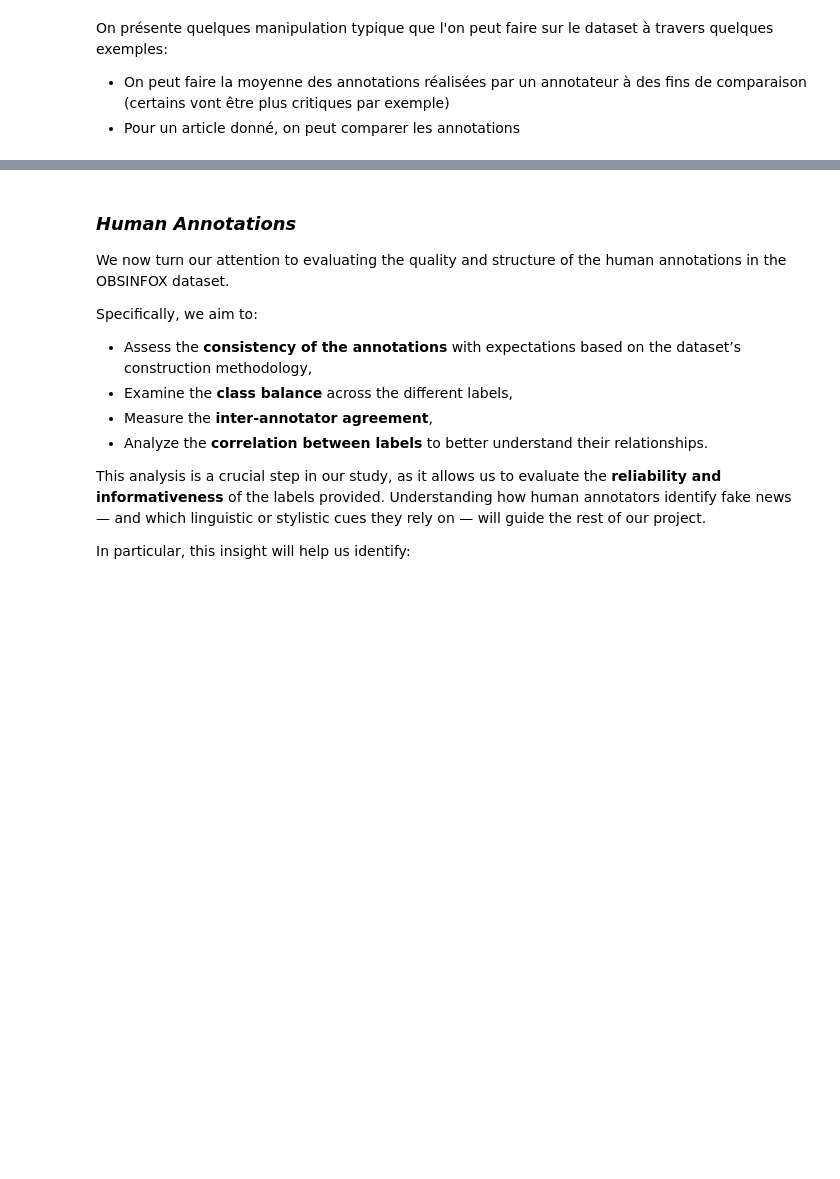
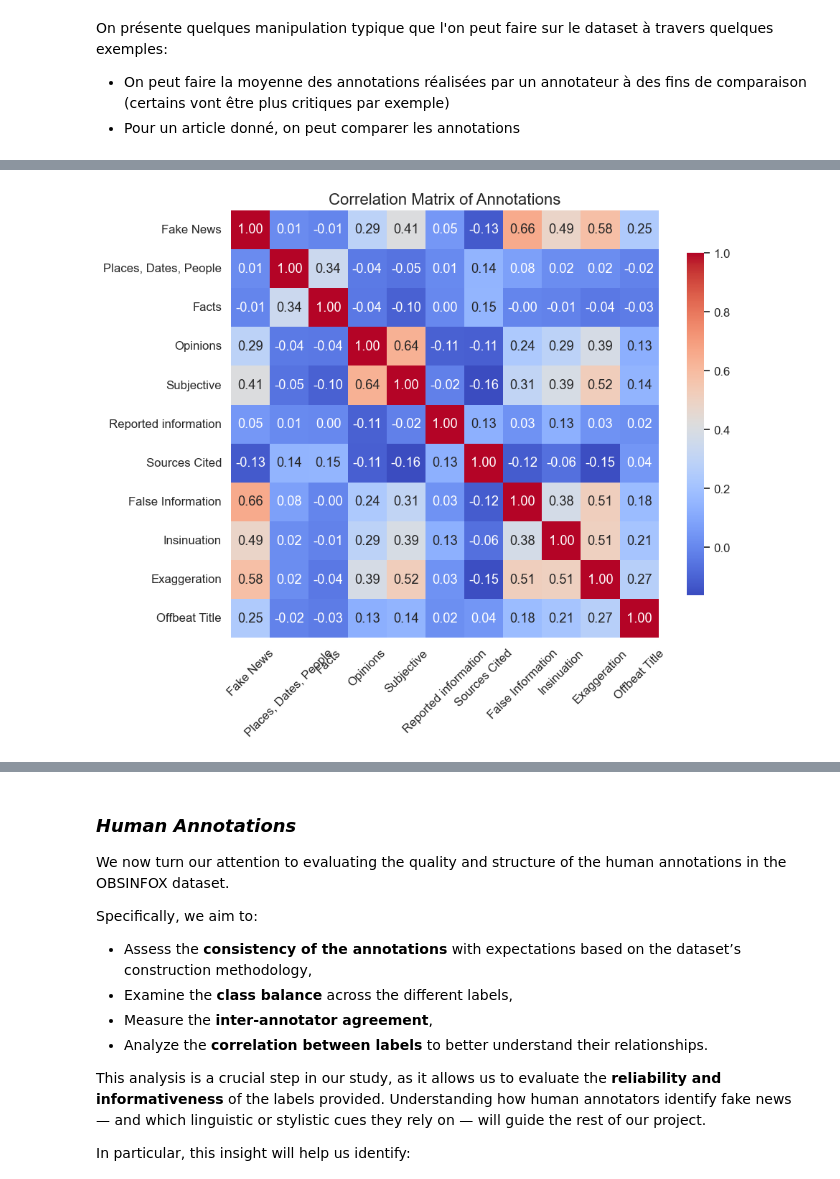
Before and after one commit to PyTomSss/NLP_ENSAE_Project, a Jupyter notebook: main.ipynb, the cells around one changed output, grey strips where cells are left out. Cells and saved outputs as stored; diff of their text form; code cells hidden in the pictures; blank space fills up the shorter version.

```diff
--- a/main.ipynb
+++ b/main.ipynb
@@ -199,0 +629,13 @@ Afin de nous approprier les données et avant d'aller plus dans l'analyse, nous
+# %%
+df_ = df[df.columns[2:13]]
+
+df_.corr().style.background_gradient(cmap='coolwarm', low=0, high=1)
+plt.figure(figsize=(10, 8))
+sns.heatmap(df_.corr(), annot=True, fmt=".2f", cmap='coolwarm', square=True, cbar_kws={"shrink": .8})
+plt.title("Correlation Matrix of Annotations", fontsize=16)
+plt.xticks(rotation=45)
+plt.yticks(rotation=0)
+plt.tight_layout()
+plt.show()
+# %% [output]
+[figure, added]
```
Also changed, not shown: parts of 70 cells of this notebook, 1 other file.
